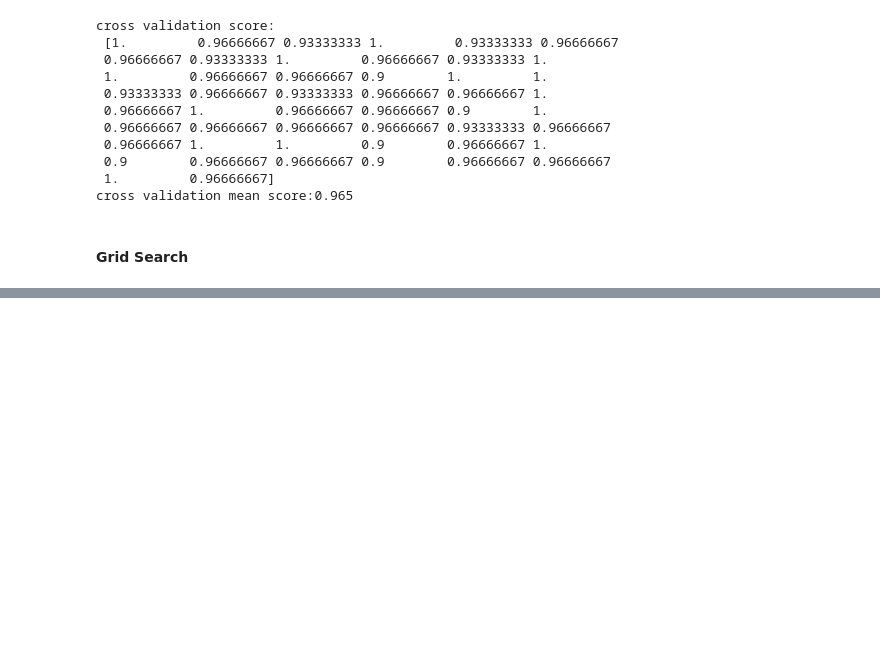
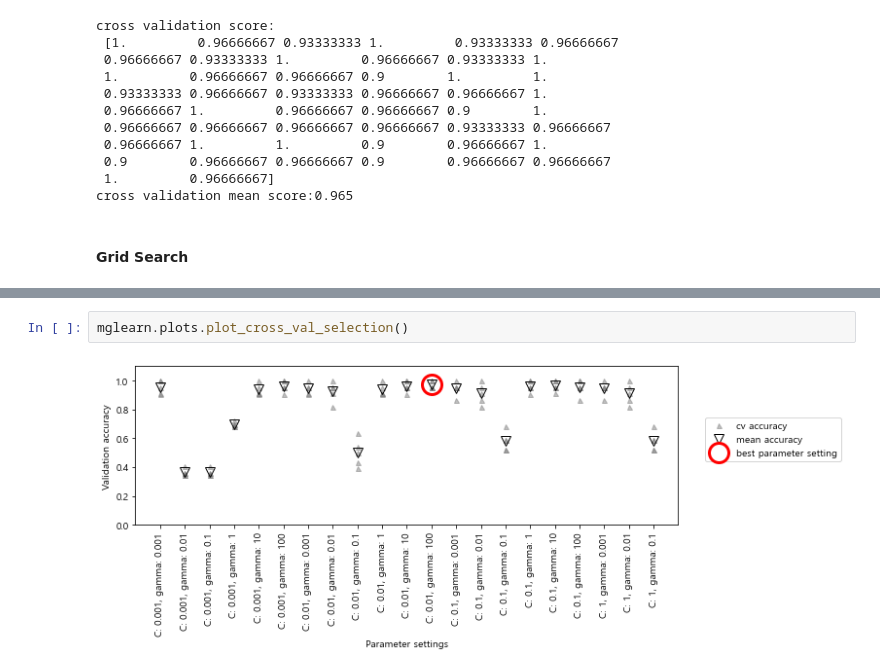
Before and after one commit to ikeven94/py_repo, a Jupyter notebook: Model Evaluation_Accuracy improvement.ipynb, the cells around one changed output, grey strips where cells are left out. Drawn from its saved outputs; the diff is of its cells as text; blank space fills up the shorter version.

```diff
--- a/Model Evaluation_Accuracy improvement.ipynb
+++ b/Model Evaluation_Accuracy improvement.ipynb
@@ -190,0 +278,4 @@ cross validation mean score:0.965
+# %%
+mglearn.plots.plot_cross_val_selection()
+# %% [output]
+[figure, added]
```
Also changed, not shown: parts of 12 cells of this notebook.
